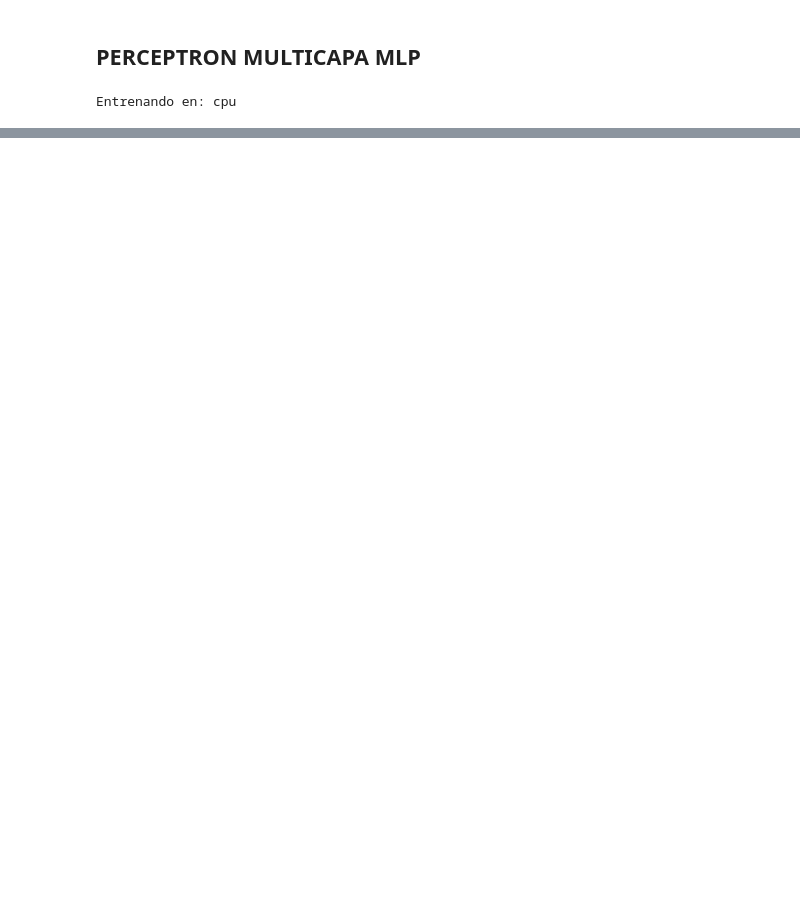
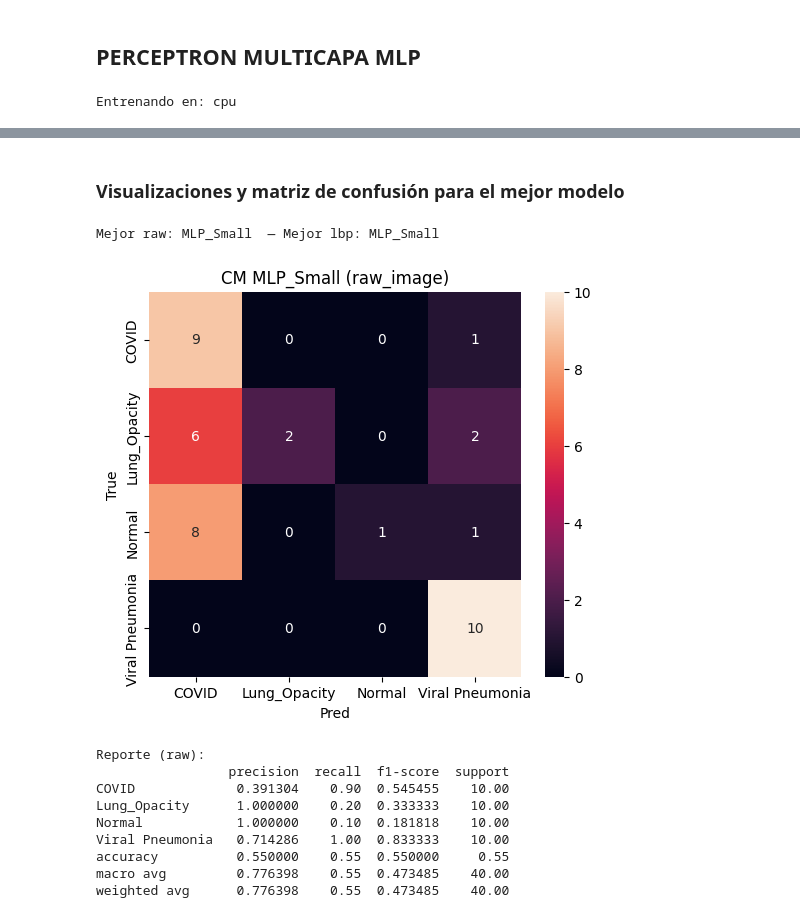
Before and after one commit to juanda0712/XrayImages-NeuralNetworks, a Jupyter notebook: redes neuronales..ipynb, the cells around one changed output, grey strips where cells are left out. Cells and saved outputs as stored; diff of their text form; code cells hidden in the pictures; blank space fills up the shorter version.

Commit message:
3 models and 4000 target

```diff
--- a/redes neuronales..ipynb
+++ b/redes neuronales..ipynb
@@ -293,21 +217,0 @@ def train_mlp(model, train_loader, val_loader, criterion, optimizer, epochs=10):
-# %%
-train_losses, val_losses, val_acc = train_mlp(
-    mlp_model, train_loader, val_loader, criterion, optimizer, epochs=10
-)
-# %%
-from sklearn.metrics import classification_report, confusion_matrix
-import numpy as np
-
-mlp_model.eval()
-y_true, y_pred = [], []
-
-with torch.no_grad():
-    for images, labels in test_loader:
-        images, labels = images.to(device), labels.to(device)
-        outputs = mlp_model(images)
-        _, predicted = torch.max(outputs, 1)
-        y_true.extend(labels.cpu().numpy())
-        y_pred.extend(predicted.cpu().numpy())
-
-print("Reporte de clasificación (Test):")
-print(classification_report(y_true, y_pred, target_names=label_encoder.classes_))
@@ -326,0 +599,38 @@ plt.show()
+# %% [markdown]
+### Visualizaciones y matriz de confusión para el mejor modelo
+# %%
+# Escoger el mejor por f1_macro (por mode)
+best_raw = summary_df[summary_df["mode"] == "raw_image"].sort_values("f1_macro", ascending=False).iloc[0]
+best_lbp = summary_df[summary_df["mode"] == "lbp"].sort_values("f1_macro", ascending=False).iloc[0]
+print("Mejor raw:", best_raw.model, " — Mejor lbp:", best_lbp.model)
+
+# Encontrar en experiments
+def find_experiment(model, mode):
+    for e in experiments:
+        if e['model']==model and e['mode']==mode:
+            return e
+    return None
+
+exp = find_experiment(best_raw['model'], 'raw_image')
+if exp:
+    cm = exp['confusion_matrix']
+    plt.figure(figsize=(6,5))
+    sns.heatmap(cm, annot=True, fmt='d', xticklabels=label_encoder.classes_, yticklabels=label_encoder.classes_)
+    plt.title(f"CM {exp['model']} ({exp['mode']})")
+    plt.ylabel("True")
+    plt.xlabel("Pred")
+    plt.show()
+    print("Reporte (raw):")
+    print(pd.DataFrame(exp['report']).transpose())
+# %% [output]
+Mejor raw: MLP_Small  — Mejor lbp: MLP_Small
+[figure, added]
+Reporte (raw):
+                 precision  recall  f1-score  support
+COVID             0.391304    0.90  0.545455    10.00
+Lung_Opacity      1.000000    0.20  0.333333    10.00
+Normal            1.000000    0.10  0.181818    10.00
+Viral Pneumonia   0.714286    1.00  0.833333    10.00
+accuracy          0.550000    0.55  0.550000     0.55
+macro avg         0.776398    0.55  0.473485    40.00
+weighted avg      0.776398    0.55  0.473485    40.00
```
Also changed, not shown: parts of 20 cells of this notebook, 1 other file.
